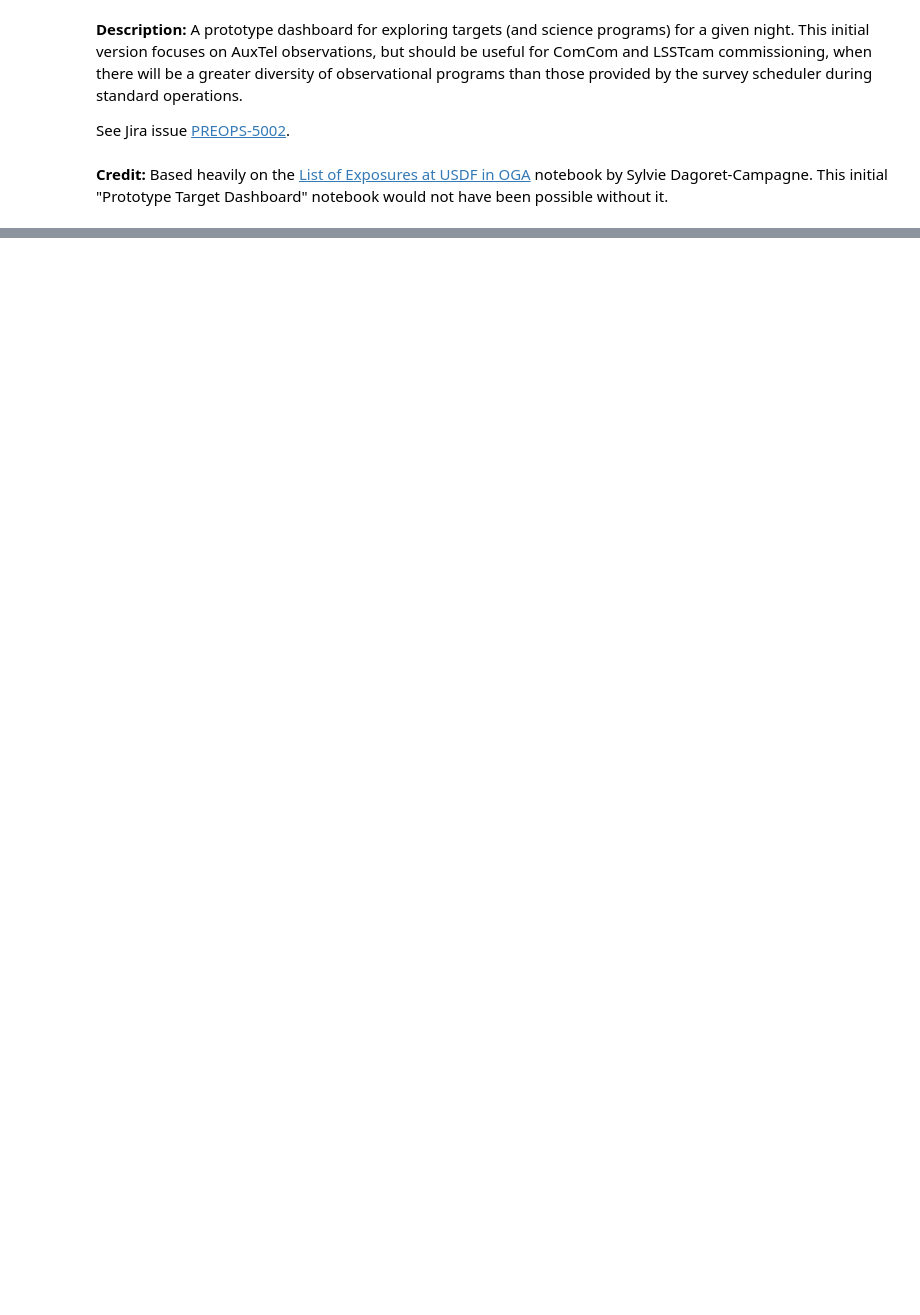
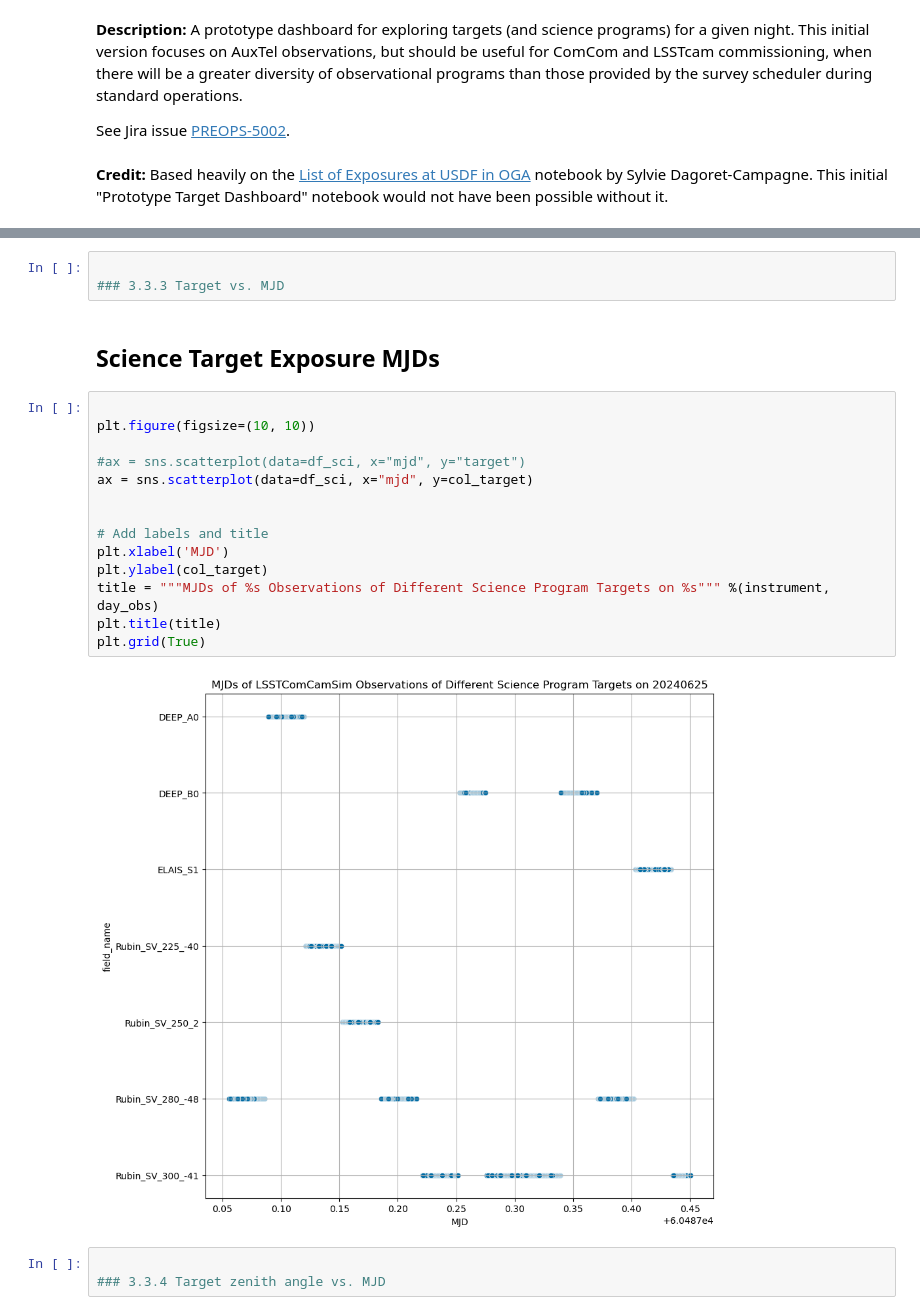
Before and after one commit to lsst-dm/vv-team-notebooks, a Jupyter notebook: notebooks/PREOPS-5002-target-report.ipynb, the cells around one changed output, grey strips where cells are left out. Saved outputs shown, nothing was run; the diff lists cells and outputs as text; blank space fills up the shorter version.

```diff
--- a/notebooks/PREOPS-5002-target-report.ipynb
+++ b/notebooks/PREOPS-5002-target-report.ipynb
@@ -837,0 +811,24 @@ raise StopExecution
+# %%
+
+### 3.3.3 Target vs. MJD
+# %% [markdown]
+## Science Target Exposure MJDs
+# %%
+
+plt.figure(figsize=(10, 10))
+
+#ax = sns.scatterplot(data=df_sci, x="mjd", y="target")
+ax = sns.scatterplot(data=df_sci, x="mjd", y=col_target)
+
+
+# Add labels and title
+plt.xlabel('MJD')
+plt.ylabel(col_target)
+title = """MJDs of %s Observations of Different Science Program Targets on %s""" %(instrument, day_obs)
+plt.title(title)
+plt.grid(True)
+# %% [output]
+[figure, added]
+# %%
+
+### 3.3.4 Target zenith angle vs. MJD
```
Also changed, not shown: parts of 182 cells of this notebook.
